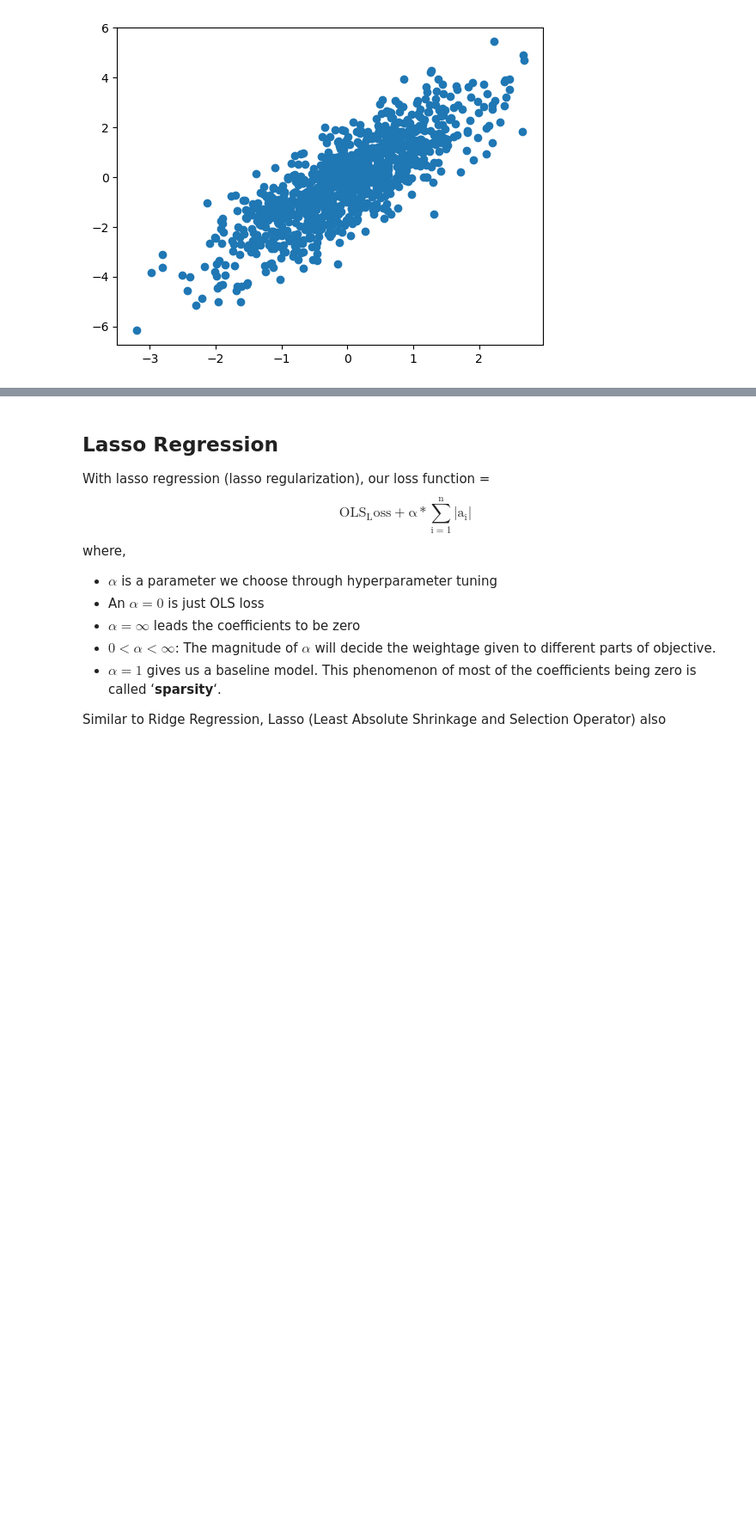
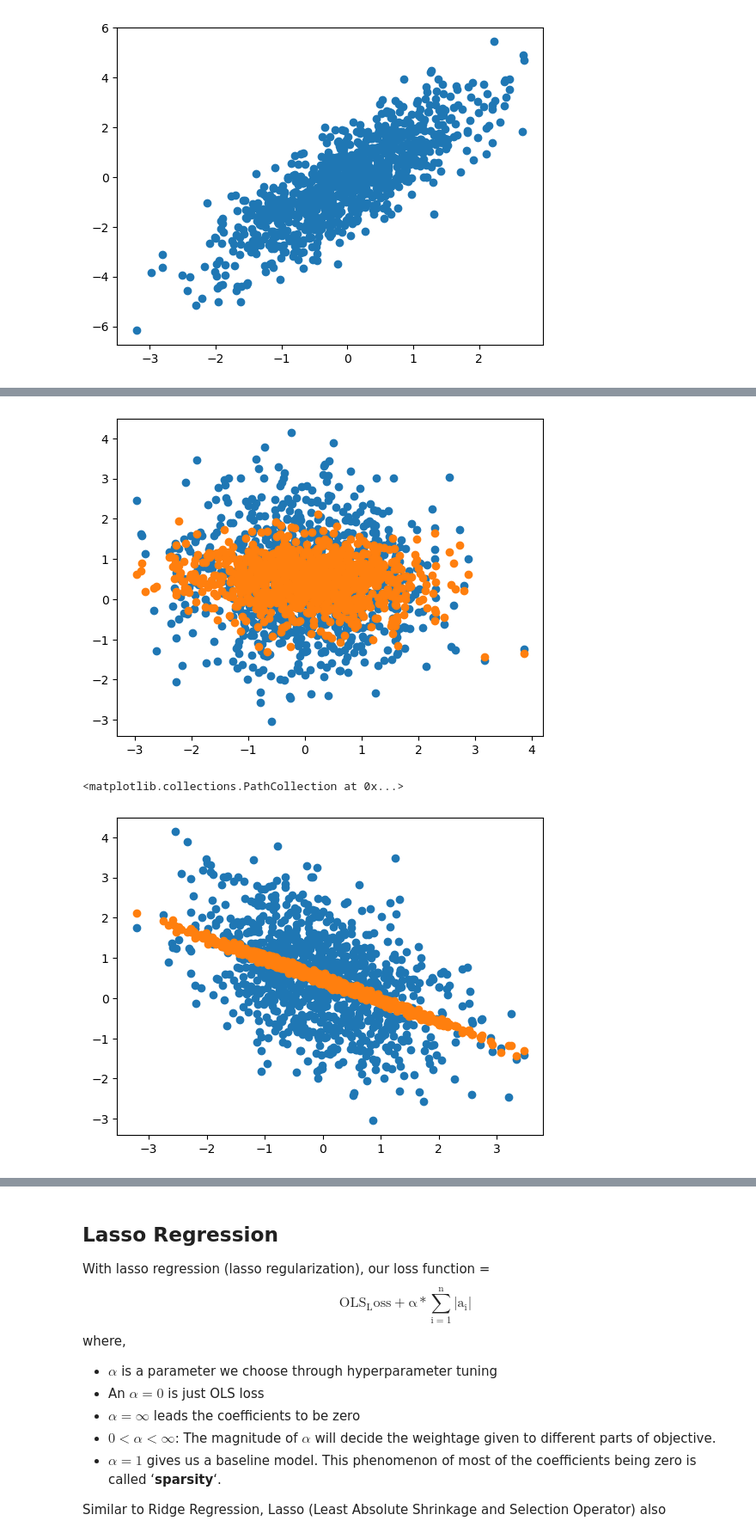
Before and after one commit to sardarchitect/fscoreai-ml, a Jupyter notebook: linear_model/Simple Linear Regression.ipynb, the cells around one changed output, grey strips where cells are left out. Shown at 86% size. Drawn from its saved outputs; the diff is of its cells as text; code cells hidden in the pictures; blank space fills up the shorter version.

Commit message:
Progress ipynb for linear regression

```diff
--- a/linear_model/Simple Linear Regression.ipynb
+++ b/linear_model/Simple Linear Regression.ipynb
@@ -210,8 +229,8 @@ def fit_univariate(x, y):
 # %%
-bias, coef = fit_univariate(X_uni, y_uni)
-y_preds = []
-for sample in range(num_samples):
-    y_preds.append(hypothesis(X_uni[sample], coef, bias))
-y_preds = np.array(y_preds).reshape(-1, 1)
-print(y_preds.shape)
+model = LinearRegression()
+y_preds_uni = model.fit(X_uni, y_uni)
+y_preds_uni = model.predict(X_uni)
+
+plt.scatter(X_uni, y_uni)
+plt.scatter(X_uni, y_preds_uni)
 # %% [output]
@@ -347 +387,38 @@ Examining this posterior distribution gives us some intuition for the effect of
+# %%
+# Vectorized
+class LinearRegression():
+    def __init__(self):
+        # Hard-coded default values
+        self.coef_ = np.array([1, -1])
+        self.intercept_ = 0
+
+    def fit(self, X, y, lr, epochs):
+        n, d = X.shape
+        X = np.hstack((np.ones((X.shape[0], 1)), X))
+        self.weights_ = np.random.randn(d+1, 1)
+        for epoch in range(epochs):
+            y_pred = X.dot(self.weights_)
+            dw = (1 / n) * np.dot(X.T, (y_pred - y))
+            self.weights_ = self.weights_ - (lr * dw)
+
+        self.intercept_ = self.weights_[0]
+        self.coef_ = self.weights_[1:]
+
+    def predict(self, X):
+        X = np.hstack((np.ones((X.shape[0], 1)), X))
+        y_pred = np.dot(X, self.weights_)
+        return y_pred
+# %%
+model = LinearRegression()
+model.fit(X, y, 1e-3, 10000)
+y_preds = model.predict(X)
+plt.scatter(X[:, 0], y)
+plt.scatter(X[:, 0], y_preds)
+plt.show()
+plt.scatter(X[:, 1], y)
+plt.scatter(X[:, 1], y_preds)
+# %% [output]
+[figure, added]
+<matplotlib.collections.PathCollection at 0x...>
+[figure, added]
 # %% [markdown]
```
Also changed, not shown: parts of 26 cells of this notebook, 2 other files.
